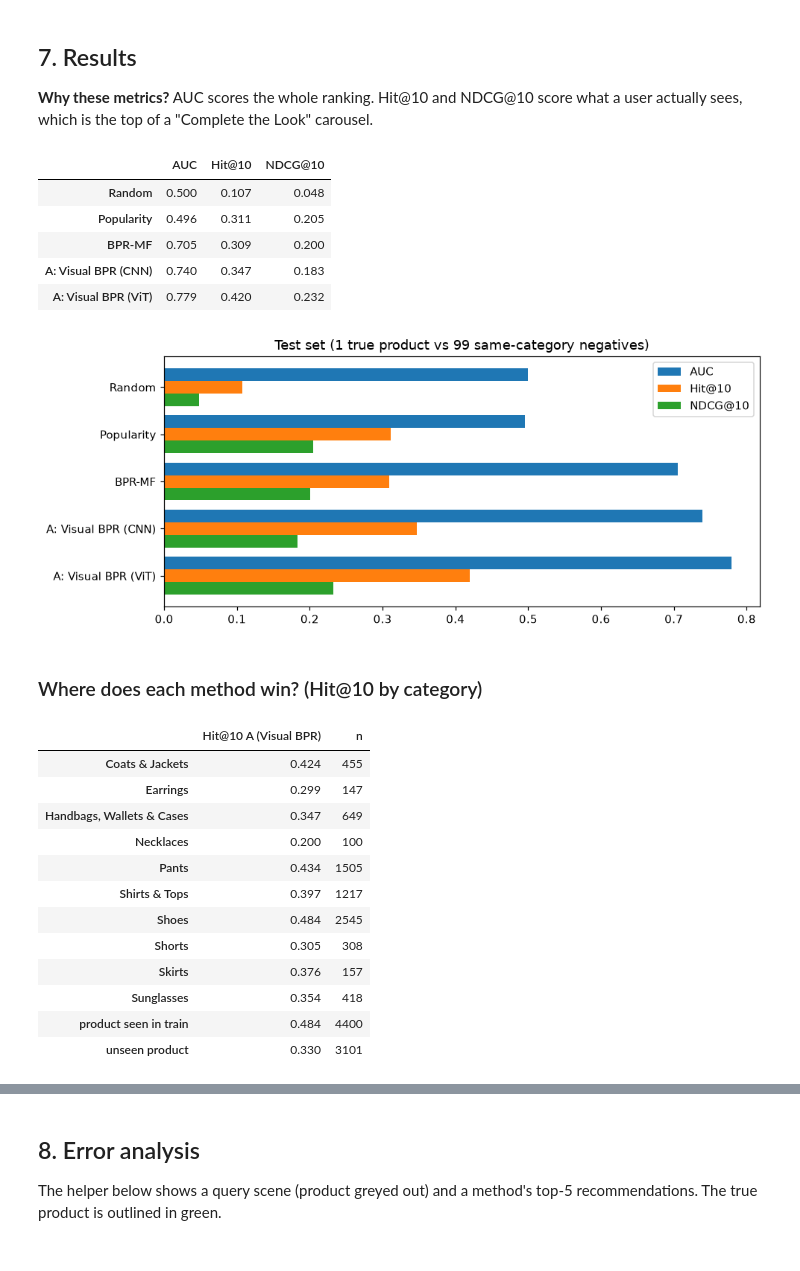
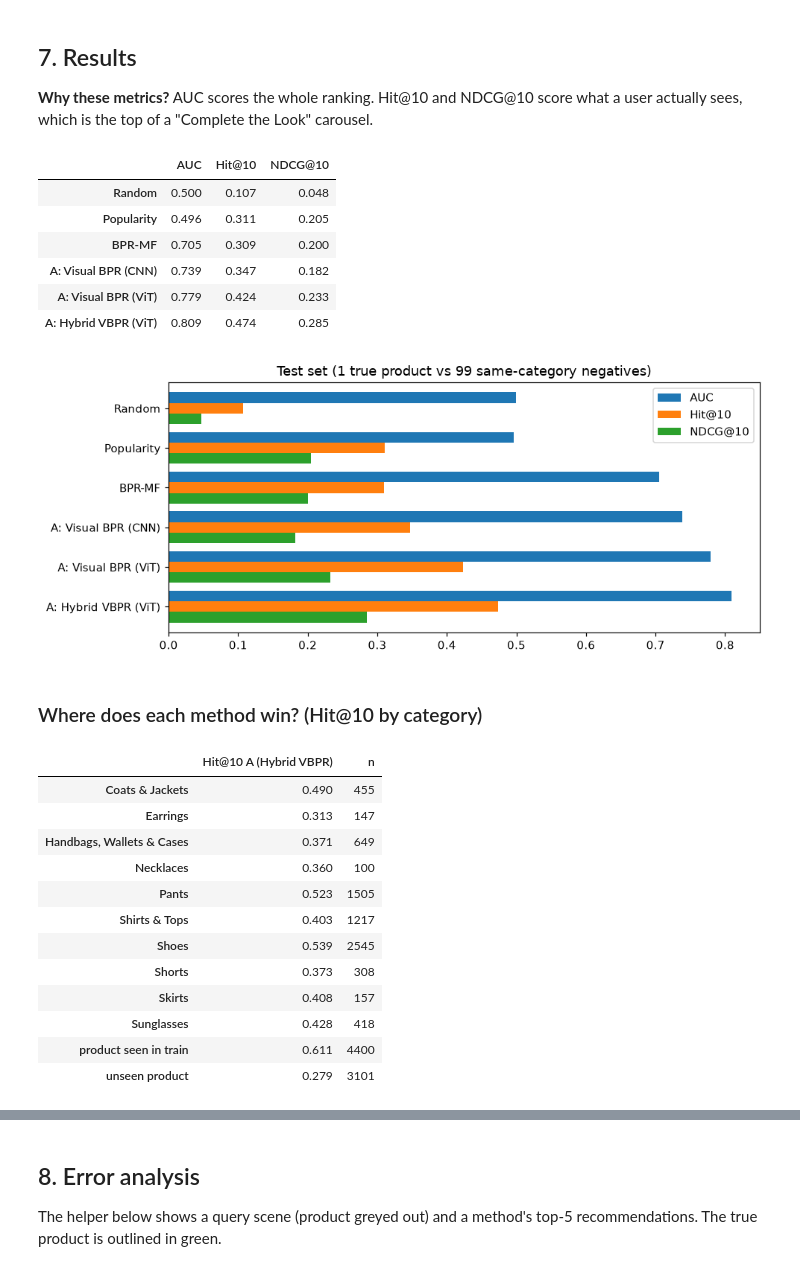
Before and after one commit to raw012/PInterest-Recommender-System, a Jupyter notebook: workbook.ipynb, the cells around one changed output, grey strips where cells are left out. Drawn from its saved outputs; the diff is of its cells as text; code cells hidden in the pictures.

```diff
--- a/workbook.ipynb
+++ b/workbook.ipynb
@@ -118,8 +118,9 @@ def evaluate(score_fn, df, neg, K=10):
     return {'AUC': 1 - rank.mean() / neg.shape[1], 'Hit@10': (rank < K).mean(),
             'NDCG@10': np.where(rank < K, 1 / np.log2(rank + 2), 0).mean(), 'rank': rank}
 
-results = {}
+results, scorers = {}, {}
 def report(name, fn):
+    scorers[name] = fn
     r = evaluate(fn, test, NEG['test'])
     results[name] = {k: r[k] for k in ['AUC', 'Hit@10', 'NDCG@10']}
     print(f"{name:28s} AUC {r['AUC']:.4f}  Hit@10 {r['Hit@10']:.4f}  NDCG@10 {r['NDCG@10']:.4f}")
@@ -133,7 +134,7 @@ def report(name, fn):
 * **Popularity:** rank products by how many training scenes they appear in.
 * **BPR-MF:** $f(s,p)=\beta_p+\gamma_s^\top\gamma_p$, trained with BPR. Test scenes are new, so they have no $\gamma_s$ and only the item bias $\beta_p$ is left. This is the **cold-start problem**.
 # %%
-def train_bpr(model, batch_scores, epochs=15, lr=1e-3, wd=1e-5, bs=1024):
+def train_bpr(model, batch_scores, epochs=15, lr=1e-3, wd=1e-5, bs=1024, reg=None):
     # generic BPR loop: maximise log sigma(score(pos) - score(neg)), with a same-category negative
     opt = torch.optim.Adam(model.parameters(), lr=lr, weight_decay=wd)
     r = np.random.default_rng(SEED)
@@ -144,6 +145,7 @@ def train_bpr(model, batch_scores, epochs=15, lr=1e-3, wd=1e-5, bs=1024):
             neg = np.array([r.choice(train_cat_products[prod_cat[p]]) for p in b.p])
             pos_s, neg_s = batch_scores(model, b, neg)
             loss = -F.logsigmoid(pos_s - neg_s).mean()
+            if reg is not None: loss = loss + reg(model, b)
             opt.zero_grad(); loss.backward(); opt.step()
     return model.eval()
 
@@ -285,29 +305,30 @@ plt.tight_layout(); plt.show()
 | Random | 0.500 | 0.107 | 0.048 |
 | Popularity | 0.496 | 0.311 | 0.205 |
 | BPR-MF | 0.705 | 0.309 | 0.200 |
-| A: Visual BPR (CNN) | 0.740 | 0.347 | 0.183 |
-| A: Visual BPR (ViT) | 0.779 | 0.420 | 0.232 |
+| A: Visual BPR (CNN) | 0.739 | 0.347 | 0.182 |
+| A: Visual BPR (ViT) | 0.779 | 0.424 | 0.233 |
+| A: Hybrid VBPR (ViT) | 0.809 | 0.474 | 0.285 |
-[figure, old version]
+[figure, new version]
 # %% [markdown]
 ### Where does each method win? (Hit@10 by category)
 # %%
-ranks = {'Hit@10 A (Visual BPR)': rank_A}
+ranks = {'Hit@10 A (Hybrid VBPR)': rank_A}
 if rank_B is not None: ranks['Hit@10 B (Hybrid kNN)'] = rank_B
 by = test.assign(**{k: r < 10 for k, r in ranks.items()},
                  product=np.where(test.p.isin(train_products), 'product seen in train', 'unseen product'))
 pd.concat([by.groupby('category')[list(ranks)].mean().assign(n=by.category.value_counts()),
            by.groupby('product')[list(ranks)].mean().assign(n=by['product'].value_counts())]).round(3)
 # %% [output]
-|  | Hit@10 A (Visual BPR) | n |
-| Coats & Jackets | 0.424 | 455 |
-| Earrings | 0.299 | 147 |
-| Handbags, Wallets & Cases | 0.347 | 649 |
-| Necklaces | 0.200 | 100 |
-| Pants | 0.434 | 1505 |
-| Shirts & Tops | 0.397 | 1217 |
-| Shoes | 0.484 | 2545 |
-| Shorts | 0.305 | 308 |
-| Skirts | 0.376 | 157 |
-| Sunglasses | 0.354 | 418 |
-| product seen in train | 0.484 | 4400 |
-| unseen product | 0.330 | 3101 |
+|  | Hit@10 A (Hybrid VBPR) | n |
+| Coats & Jackets | 0.490 | 455 |
+| Earrings | 0.313 | 147 |
+| Handbags, Wallets & Cases | 0.371 | 649 |
+| Necklaces | 0.360 | 100 |
+| Pants | 0.523 | 1505 |
+| Shirts & Tops | 0.403 | 1217 |
+| Shoes | 0.539 | 2545 |
+| Shorts | 0.373 | 308 |
+| Skirts | 0.408 | 157 |
+| Sunglasses | 0.428 | 418 |
+| product seen in train | 0.611 | 4400 |
+| unseen product | 0.279 | 3101 |
```
Also changed, not shown: parts of 10 cells of this notebook, 2 other files.
